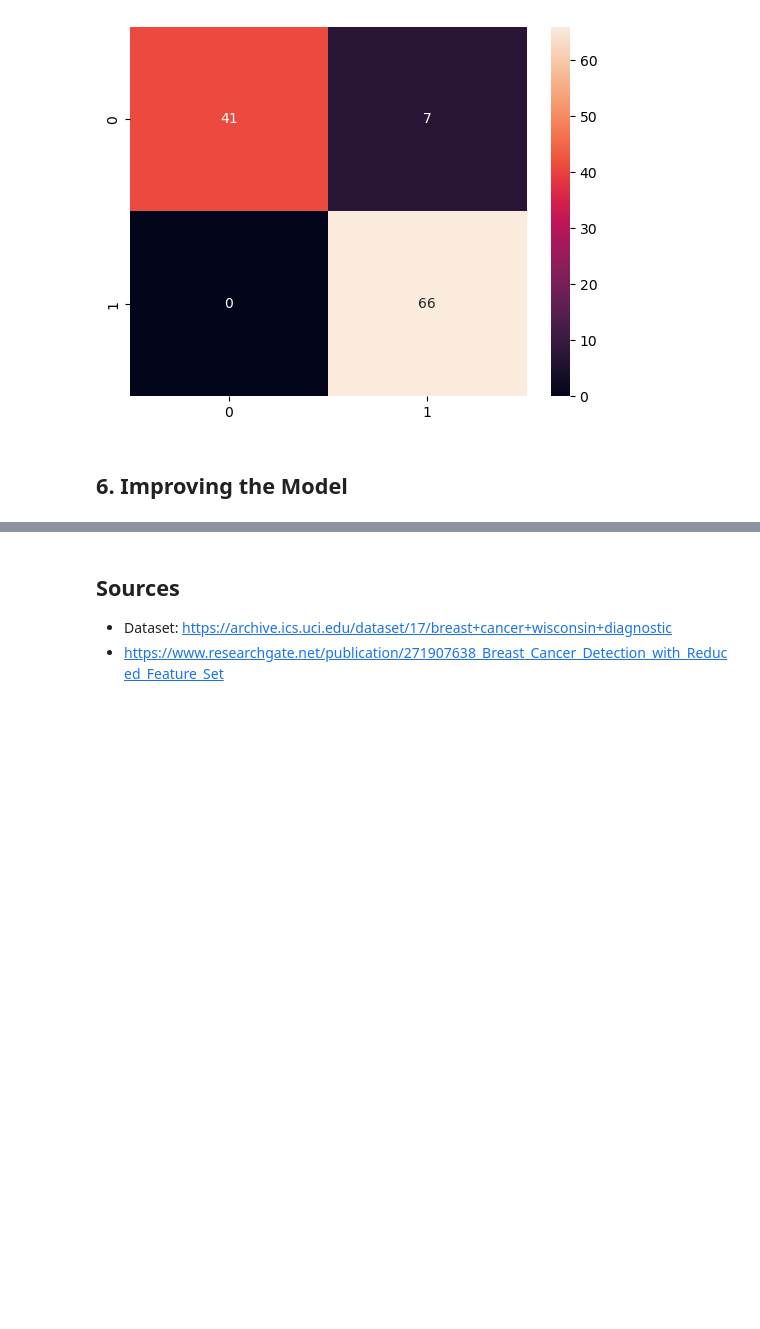
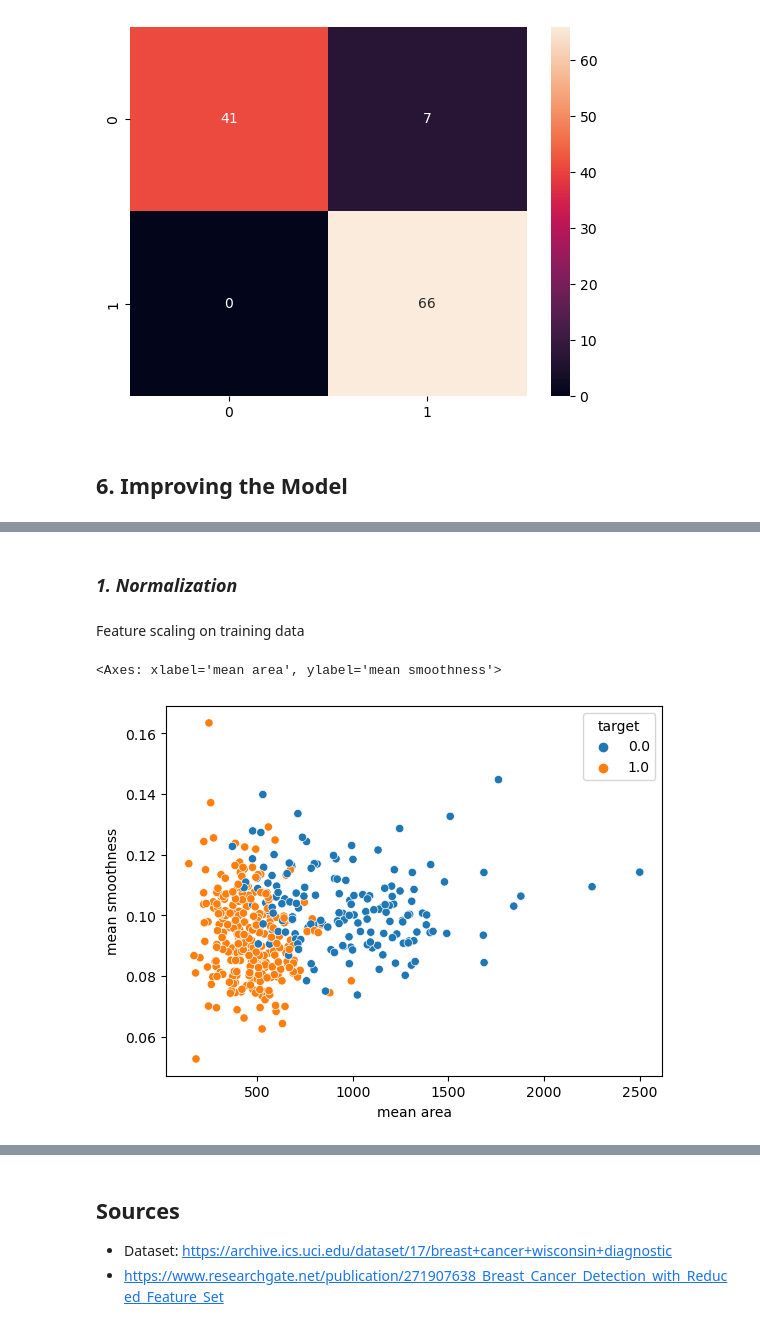
Before and after one commit to caralifarrell/Machine-Learning-Practical-6-Real-World-Applications, a Jupyter notebook: Project 1 - Breast Cancer Classification/Project 1 - Breast Cancer Classification.ipynb, the cells around one changed output, grey strips where cells are left out. Drawn from its saved outputs; the diff is of its cells as text; code cells hidden in the pictures; blank space fills up the shorter version.

```diff
--- a/Project 1 - Breast Cancer Classification/Project 1 - Breast Cancer Classification.ipynb
+++ b/Project 1 - Breast Cancer Classification/Project 1 - Breast Cancer Classification.ipynb
@@ -315,0 +330,4 @@ sns.heatmap(cm, annot = True)
+# %% [markdown]
+### *1. Normalization*
+# %% [markdown]
+Feature scaling on training data
@@ -315,0 +340,6 @@ sns.heatmap(cm, annot = True)
+# %%
+# Non-normalized
+sns.scatterplot(x = X_train["mean area"], y = X_train["mean smoothness"], hue = y_train)
+# %% [output]
+<Axes: xlabel='mean area', ylabel='mean smoothness'>
+[figure, added]
```
Also changed, not shown: parts of 26 cells of this notebook.
